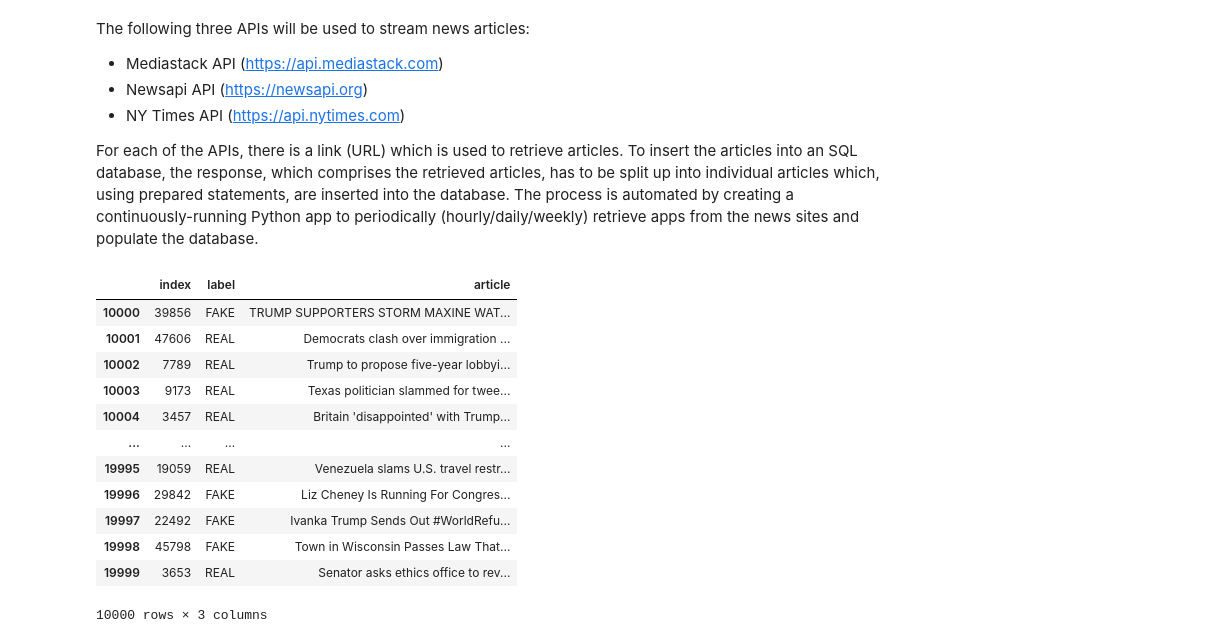
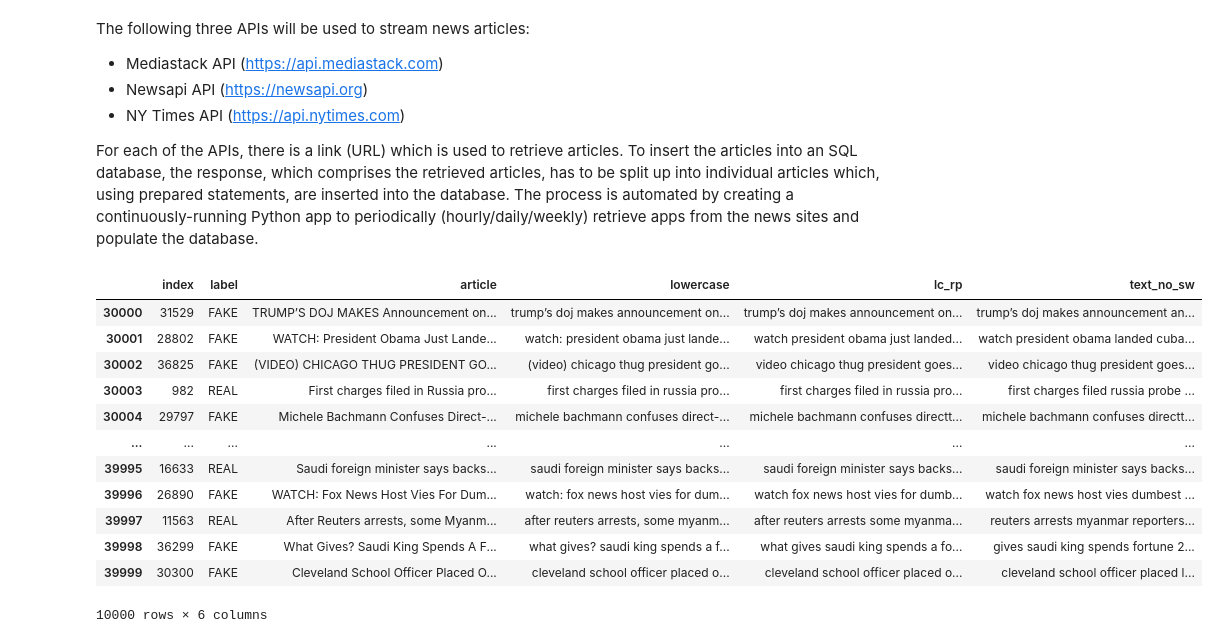
Before and after one commit to selkhayri/Fake_News_Detector, a Jupyter notebook: Data-Mining-With-Python/Final Exam/Final_Exam.ipynb, the cells around one changed output. Drawn from its saved outputs; the diff is of its cells as text; code cells hidden in the pictures.

```diff
--- a/Data-Mining-With-Python/Final Exam/Final_Exam.ipynb
+++ b/Data-Mining-With-Python/Final Exam/Final_Exam.ipynb
@@ -329,19 +319,3 @@ The following three APIs will be used to stream news articles:
 * NY Times API (https://api.nytimes.com)
 
 For each of the APIs, there is a link (URL) which  is used to retrieve articles. To insert the articles into an SQL database, the response, which comprises the retrieved articles, has to be split up into individual articles which, using prepared statements, are inserted into the database. The process is automated by creating a continuously-running Python app to periodically (hourly/daily/weekly) retrieve apps from the news sites and populate the database.
-# %%
-all_news.iloc[10000:20000]
-# %% [output]
-|  | index | label | article |
-| 10000 | 39856 | FAKE | TRUMP SUPPORTERS STORM MAXINE WAT... |
-| 10001 | 47606 | REAL | Democrats clash over immigration ... |
-| 10002 | 7789 | REAL | Trump to propose five-year lobbyi... |
-| 10003 | 9173 | REAL | Texas politician slammed for twee... |
-| 10004 | 3457 | REAL | Britain 'disappointed' with Trump... |
-| ... | ... | ... | ... |
-| 19995 | 19059 | REAL | Venezuela slams U.S. travel restr... |
-| 19996 | 29842 | FAKE | Liz Cheney Is Running For Congres... |
-| 19997 | 22492 | FAKE | Ivanka Trump Sends Out #WorldRefu... |
-| 19998 | 45798 | FAKE | Town in Wisconsin Passes Law That... |
-| 19999 | 3653 | REAL | Senator asks ethics office to rev... |
-10000 rows × 3 columns
@@ -350,0 +322,16 @@ join_chars(*chars)
+# %%
+cleaned.iloc[30000:40000]
+# %% [output]
+|  | index | label | article | lowercase | lc_rp | text_no_sw |
+| 30000 | 31529 | FAKE | TRUMP’S DOJ MAKES Announcement on... | trump’s doj makes announcement on... | trump’s doj makes announcement on... | trump’s doj makes announcement an... |
+| 30001 | 28802 | FAKE | WATCH: President Obama Just Lande... | watch: president obama just lande... | watch president obama just landed... | watch president obama landed cuba... |
+| 30002 | 36825 | FAKE | (VIDEO) CHICAGO THUG PRESIDENT GO... | (video) chicago thug president go... | video chicago thug president goes... | video chicago thug president goes... |
+| 30003 | 982 | REAL | First charges filed in Russia pro... | first charges filed in russia pro... | first charges filed in russia pro... | first charges filed russia probe ... |
+| 30004 | 29797 | FAKE | Michele Bachmann Confuses Direct-... | michele bachmann confuses direct-... | michele bachmann confuses directt... | michele bachmann confuses directt... |
+| ... | ... | ... | ... | ... | ... | ... |
+| 39995 | 16633 | REAL | Saudi foreign minister says backs... | saudi foreign minister says backs... | saudi foreign minister says backs... | saudi foreign minister says backs... |
+| 39996 | 26890 | FAKE | WATCH: Fox News Host Vies For Dum... | watch: fox news host vies for dum... | watch fox news host vies for dumb... | watch fox news host vies dumbest ... |
+| 39997 | 11563 | REAL | After Reuters arrests, some Myanm... | after reuters arrests, some myanm... | after reuters arrests some myanma... | reuters arrests myanmar reporters... |
+| 39998 | 36299 | FAKE | What Gives? Saudi King Spends A F... | what gives? saudi king spends a f... | what gives saudi king spends a fo... | gives saudi king spends fortune 2... |
+| 39999 | 30300 | FAKE | Cleveland School Officer Placed O... | cleveland school officer placed o... | cleveland school officer placed o... | cleveland school officer placed l... |
+10000 rows × 6 columns
```
Also changed, not shown: parts of 7 cells of this notebook.
